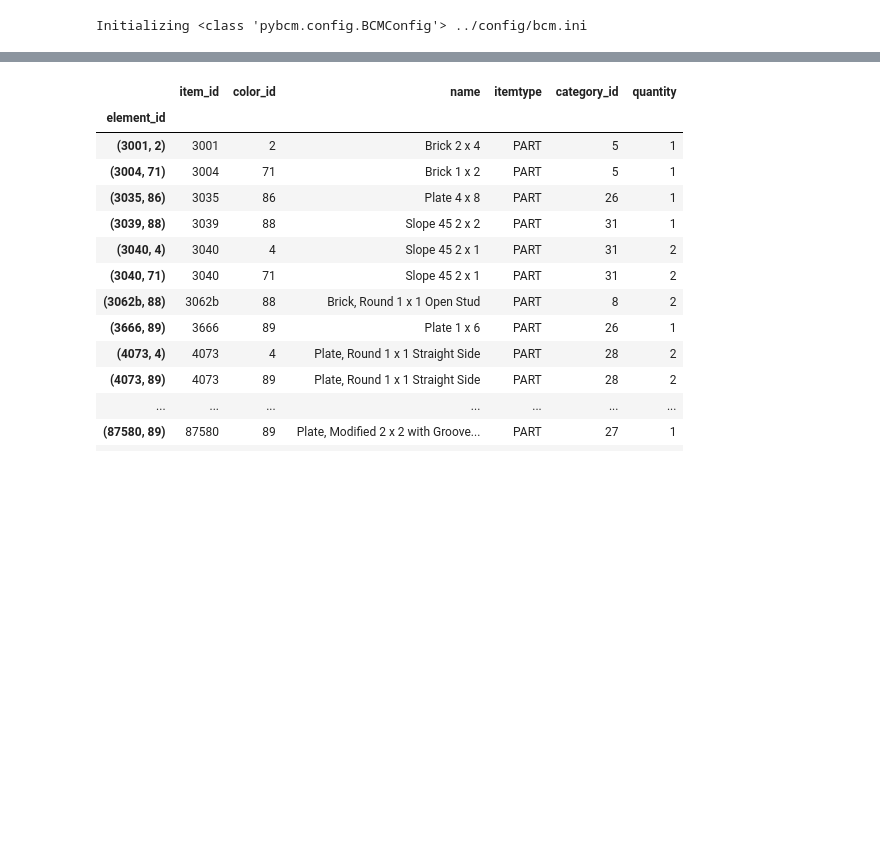
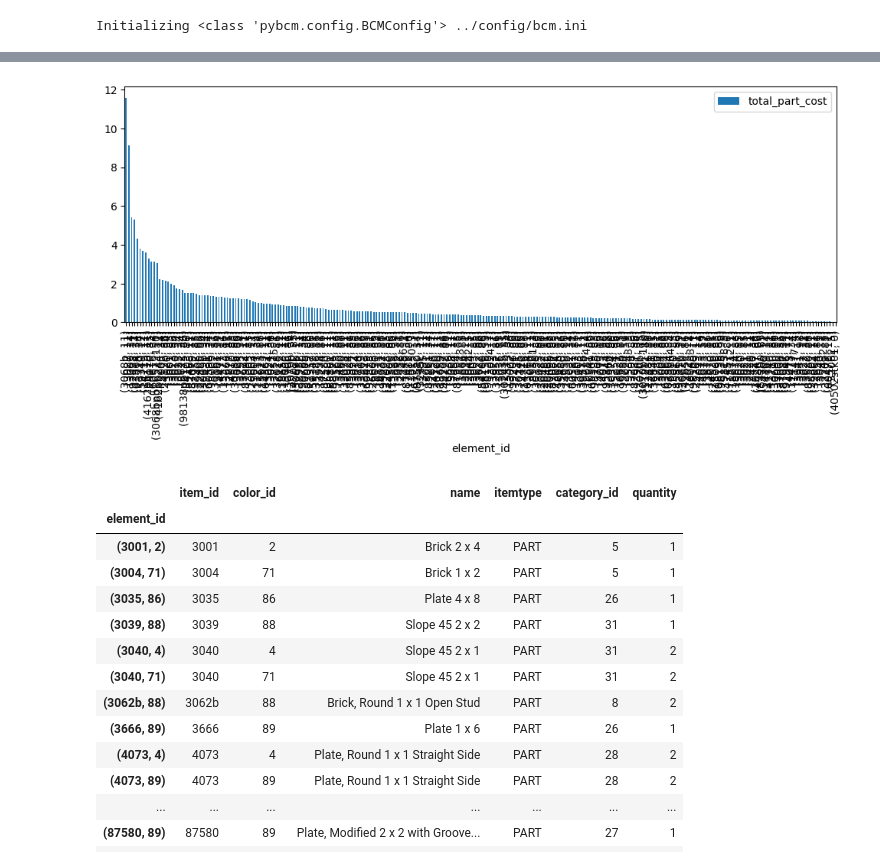
Before and after one commit to Geekly/pybcm, a Jupyter notebook: notebooks/tryPybcm.ipynb, the cells around one changed output, grey strips where cells are left out. Saved outputs shown, nothing was run; the diff lists cells and outputs as text; code cells hidden in the pictures; blank space fills up the shorter version.

```diff
--- a/notebooks/tryPybcm.ipynb
+++ b/notebooks/tryPybcm.ipynb
@@ -39,0 +95,3 @@ details.plot(x='unit_price', y='quantity', kind='scatter')
+# %%
+%%time
+set_price = pricing.eval_set_price(bd, '40502-1', new_or_used='N', guide_type='stock').sort_values('total_part_cost', ascending=False)
@@ -40,3 +125,7 @@ details.plot(x='unit_price', y='quantity', kind='scatter')
+# %%
+set_price.plot.bar(y="total_part_cost", figsize=(12,4));
+# %% [output]
+[figure, added]
 # %%
 from collections import namedtuple
 # %%
```
Also changed, not shown: parts of 31 cells of this notebook, 18 other files.
